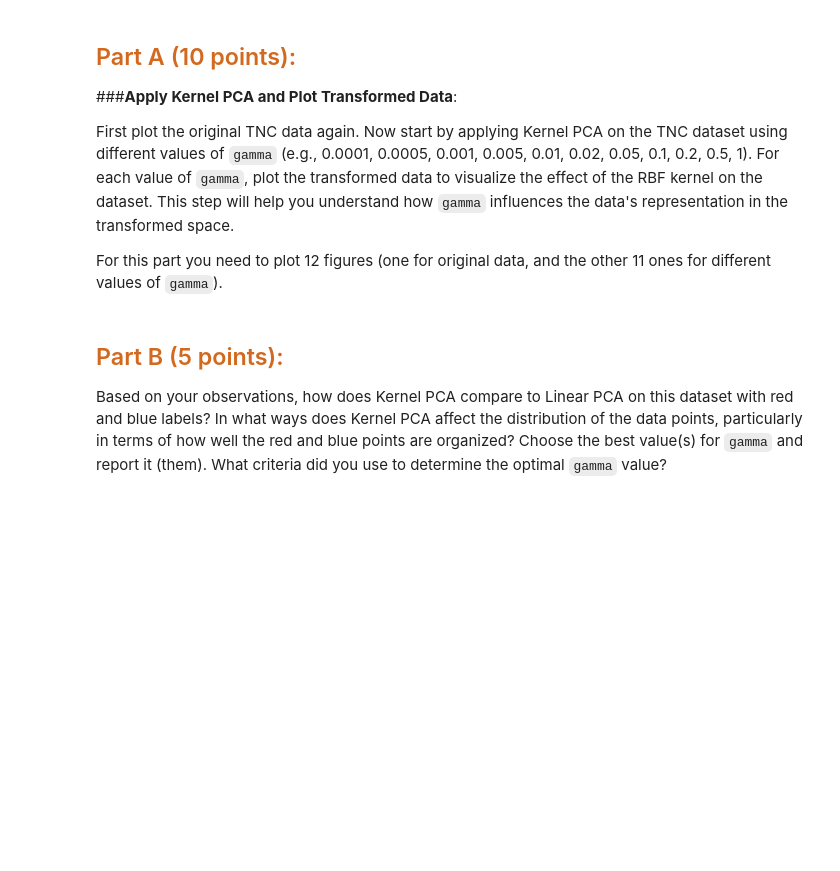
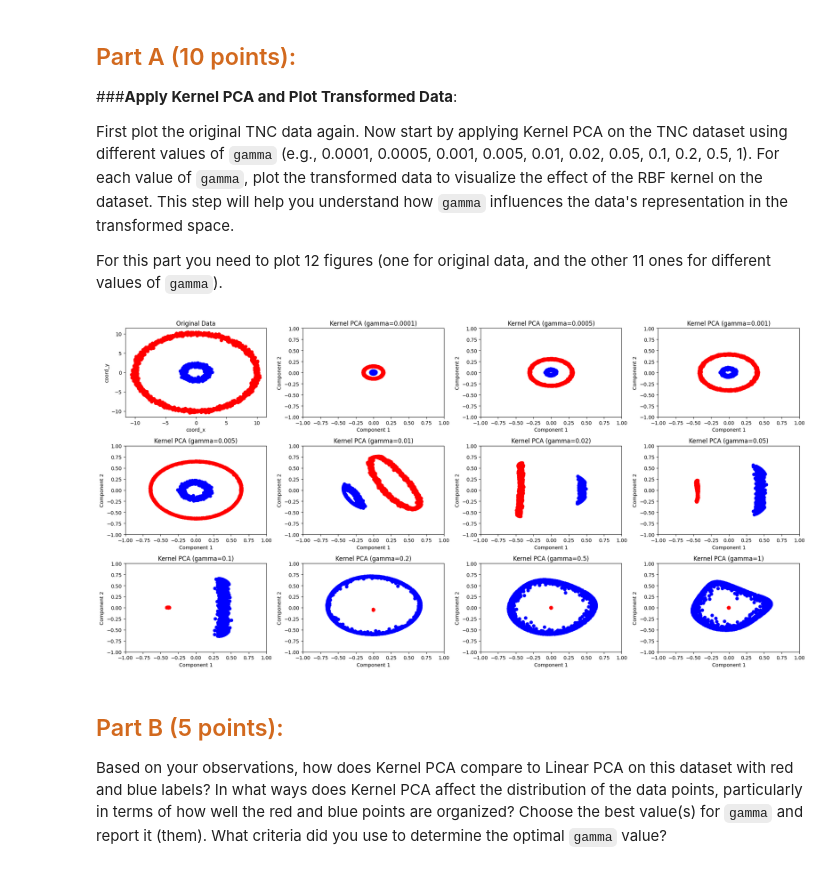
Before and after one commit to omhpatel7/4ML3, a Jupyter notebook: patelo14.ipynb, the cells around one changed output. Saved outputs shown, nothing was run; the diff lists cells and outputs as text; code cells hidden in the pictures; blank space fills up the shorter version.

```diff
--- a/patelo14.ipynb
+++ b/patelo14.ipynb
@@ -642,47 +659,44 @@ Y_TNC = data['label'].values
 # %%
 # Define different values of gamma to test
 gamma_values = [0.0001, 0.0005, 0.001, 0.005, 0.01, 0.02, 0.05, 0.1, 0.2, 0.5, 1]
 
 # Create subplots to visualize the transformed data for each gamma
 plt.figure(figsize=(20, 10))
 
 
 # Plot the original data before applying Kernel PCA
-    ########################
-    ########################
-    #### YOUR CODE HERE ####
-    ########################
-    ########################
-
+plt.subplot(3, 4, 1)
+plt.scatter(X_TNC[:, 0], X_TNC[:, 1], cmap='bwr', c=Y_TNC)
+plt.title("Original Data")
+plt.xlabel('coord_x')
+plt.ylabel('coord_y')
 
 # Set the limits for the x and y axes
 x_limits = (-1, 1)
 y_limits = (-1, 1)
 
 # Apply Kernel PCA for each gamma value
 for idx, gamma in enumerate(gamma_values):
 
-    ########################
-    ########################
-    #### YOUR CODE HERE ####
-    ########################
-    ########################
+    kernel_PCA = KernelPCA(kernel='rbf', n_components=2, gamma=gamma, fit_inverse_transform=True)
 
+    X_kernel_PCA = kernel_PCA.fit_transform(X_TNC)
     # Plot the transformed data
     plt.subplot(3, 4, idx + 2)
 
-    ########################
-    ########################
-    #### YOUR CODE HERE ####
-    ########################
-    ########################
+    plt.scatter(X_kernel_PCA[:, 0], X_kernel_PCA[:, 1], cmap='bwr', c=Y_TNC)
+    plt.title(f'Kernel PCA (gamma={gamma})')
+    plt.xlabel('Component 1')
+    plt.ylabel('Component 2')
 
     # Set fixed x and y axis limits
     plt.xlim(x_limits)
     plt.ylim(y_limits)
 
 plt.tight_layout()
 plt.show()
+# %% [output]
+[figure, added]
 # %% [markdown]
 ## <font color="#D2691E">Part B (5 points): </font>
 
```
Also changed, not shown: parts of 15 cells of this notebook.
